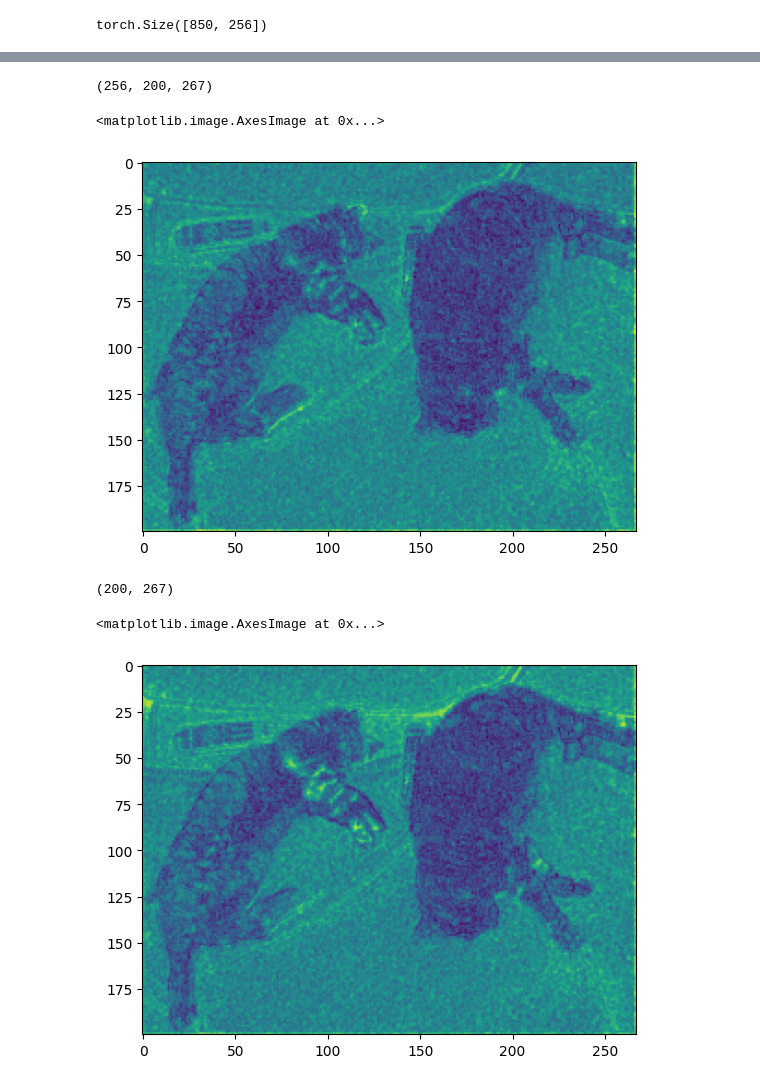
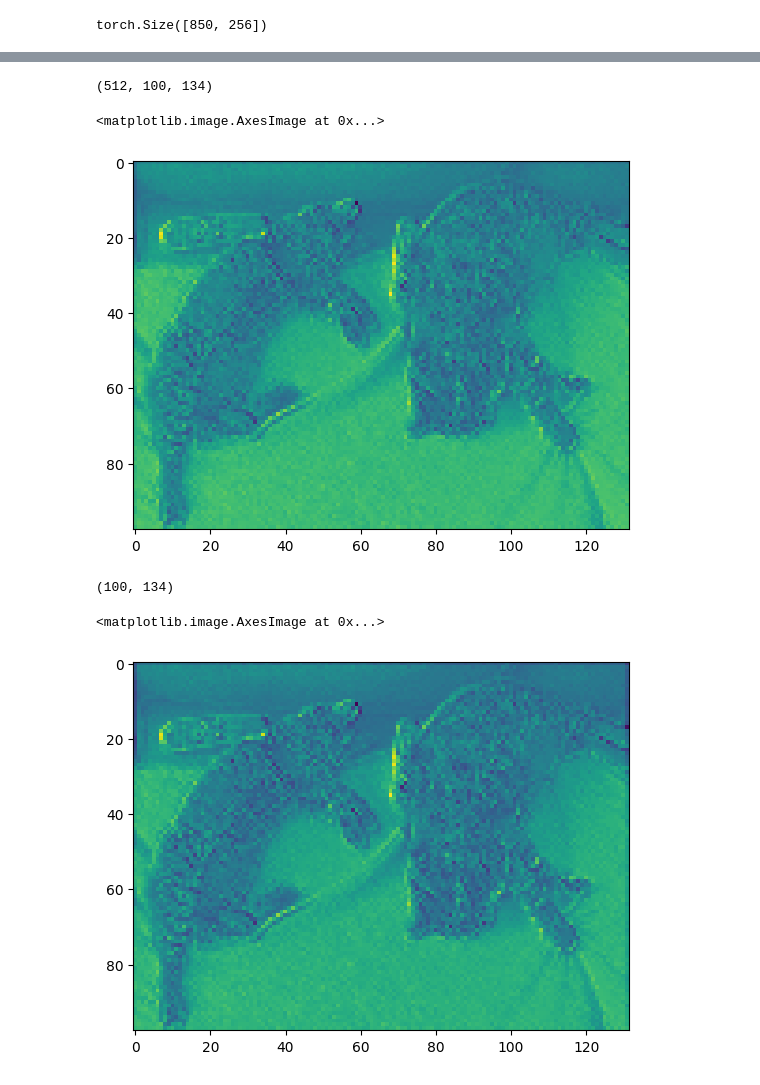
Before and after one commit to HichTala/Sandbox, a Jupyter notebook: feature_map_visualization.ipynb, the cells around one changed output, grey strips where cells are left out. Saved outputs shown, nothing was run; the diff lists cells and outputs as text; code cells hidden in the pictures.

```diff
--- a/feature_map_visualization.ipynb
+++ b/feature_map_visualization.ipynb
@@ -15,4 +15,6 @@ plt.imshow(image)
 [figure]
 # %%
 processor = DetrImageProcessor.from_pretrained("facebook/detr-resnet-50")
-model = DetrForObjectDetection.from_pretrained("facebook/detr-resnet-50")
+config = DetrConfig.from_pretrained("facebook/detr-resnet-50")
+# model = DetrForObjectDetection.from_pretrained("facebook/detr-resnet-50")
+model = DetrForObjectDetection(config)
@@ -58,21 +70,21 @@ torch.Size([850, 256])
 # %%
-features_map = model.model.backbone(**inputs)[0][0][0].numpy()[0]
+features_map = model.model.backbone.conv_encoder.model(inputs['pixel_values'])[1].detach().numpy()[0]
 features_map.shape
 # %% [output]
-(256, 200, 267)
+(512, 100, 134)
 # %%
-plt.imshow(normalize_map(np.mean(features_map, axis=0)), cmap="viridis")
+plt.imshow(normalize_map(np.mean(features_map, axis=0))[1:-1, 1:-1], cmap="viridis")
 # %% [output]
 <matplotlib.image.AxesImage at 0x...>
-[figure, old version]
+[figure, new version]
 # %%
 maps = [normalize_map(features_map[i]) for i in range(features_map.shape[0])]
 mean_map = np.stack(maps).mean(0)
 mean_map.shape
 # %% [output]
-(200, 267)
+(100, 134)
 # %%
-plt.imshow(mean_map, cmap="viridis")
+plt.imshow(mean_map[1:-1, 1:-1], cmap="viridis")
 # %% [output]
 <matplotlib.image.AxesImage at 0x...>
-[figure, old version]
+[figure, new version]
```
Also changed, not shown: parts of 4 cells of this notebook, 3 other files.
